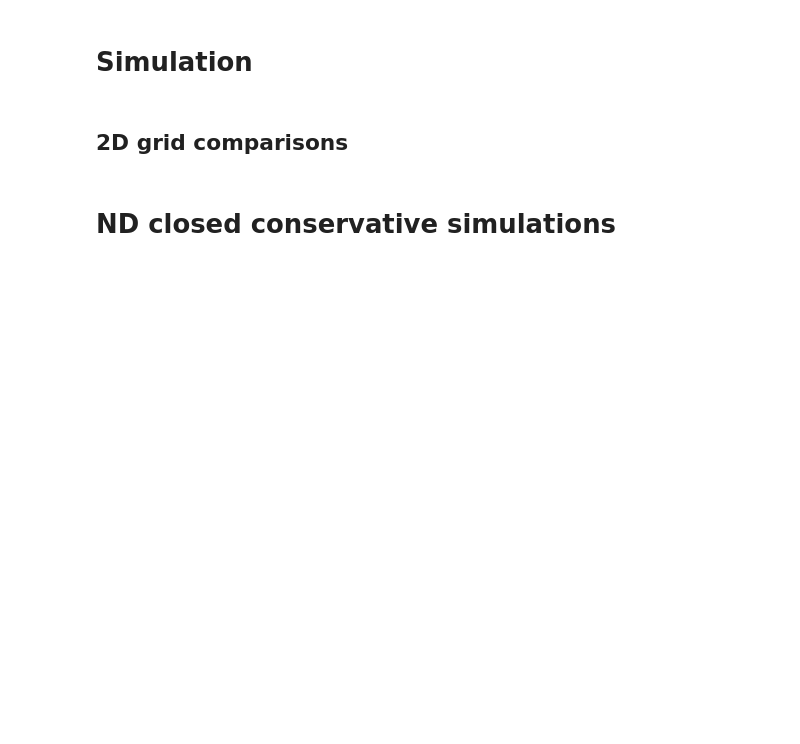
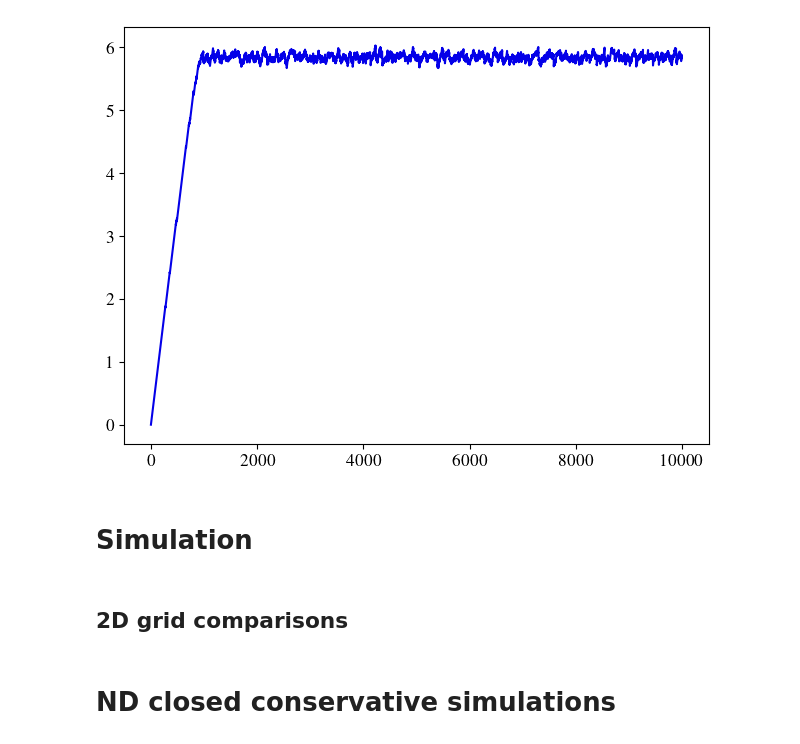
Before and after one commit to GabrielRemi/Sandpile, a Jupyter notebook: Code/simulation.ipynb, the cells around one changed output. Drawn from its saved outputs; the diff is of its cells as text; code cells hidden in the pictures; blank space fills up the shorter version.

```diff
--- a/Code/simulation.ipynb
+++ b/Code/simulation.ipynb
@@ -1,8 +1,19 @@
 # %%
 
 import multiprocessing as mp
 
 from sandpile import *
+from utils import *
+from analysis import *
+import numpy as np
+
+np.random.seed(7)
+system = SandpileND(2, 17, 7, "open", "non conservative")
+system(10_000, with_progress_bar=True)
+
+draw_slope(system.average_slopes)
+# %% [output]
+[figure, added]
 # %% [markdown]
 # Simulation
 # %% [markdown]
```
Also changed, not shown: parts of 2 cells of this notebook, 9 other files.
